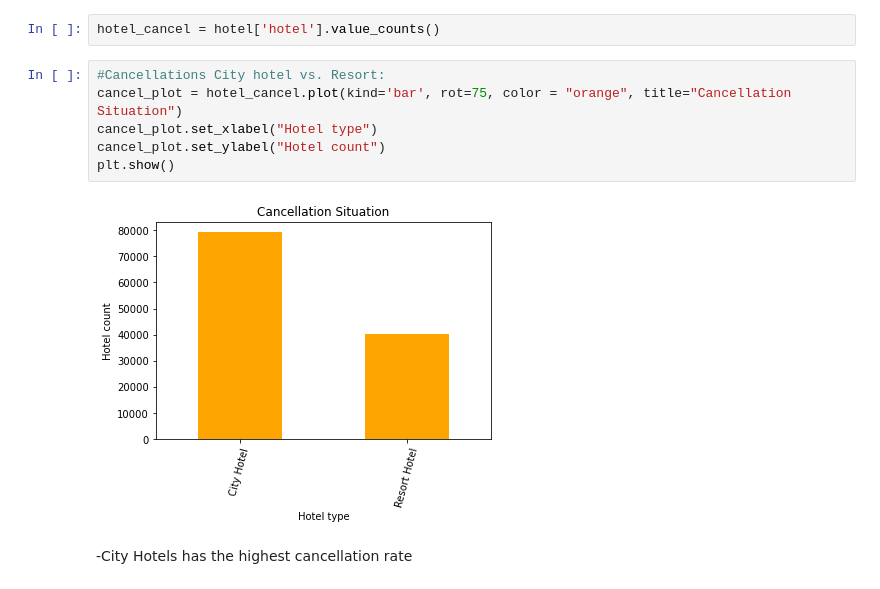
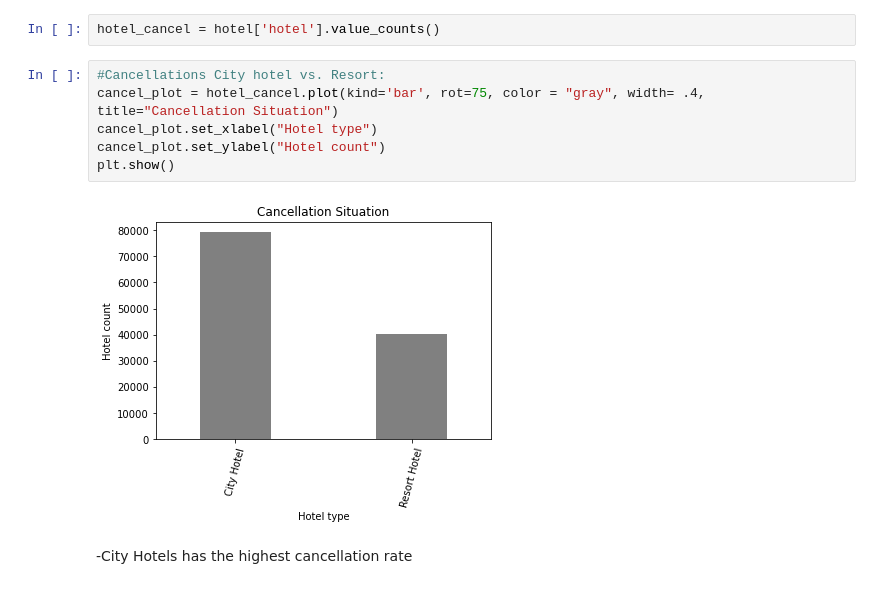
Before and after one commit to carlosmendozaj/Project_Booking_Demand, a Jupyter notebook: Carlos_Notebook.ipynb, the cells around one changed output. Drawn from its saved outputs; the diff is of its cells as text.

```diff
--- a/Carlos_Notebook.ipynb
+++ b/Carlos_Notebook.ipynb
@@ -70,12 +70,12 @@ memory usage: 14.6+ MB
 hotel_cancel = hotel['hotel'].value_counts()
 # %%
 #Cancellations City hotel vs. Resort:
-cancel_plot = hotel_cancel.plot(kind='bar', rot=75, color = "orange", title="Cancellation Situation")
+cancel_plot = hotel_cancel.plot(kind='bar', rot=75, color = "gray", width= .4, title="Cancellation Situation")
 cancel_plot.set_xlabel("Hotel type")
 cancel_plot.set_ylabel("Hotel count")
 plt.show()
 # %% [output]
-[figure, old version]
+[figure, new version]
 # %% [markdown]
 -City Hotels has the highest cancellation rate
 # %%
```
Also changed, not shown: parts of 7 cells of this notebook.
